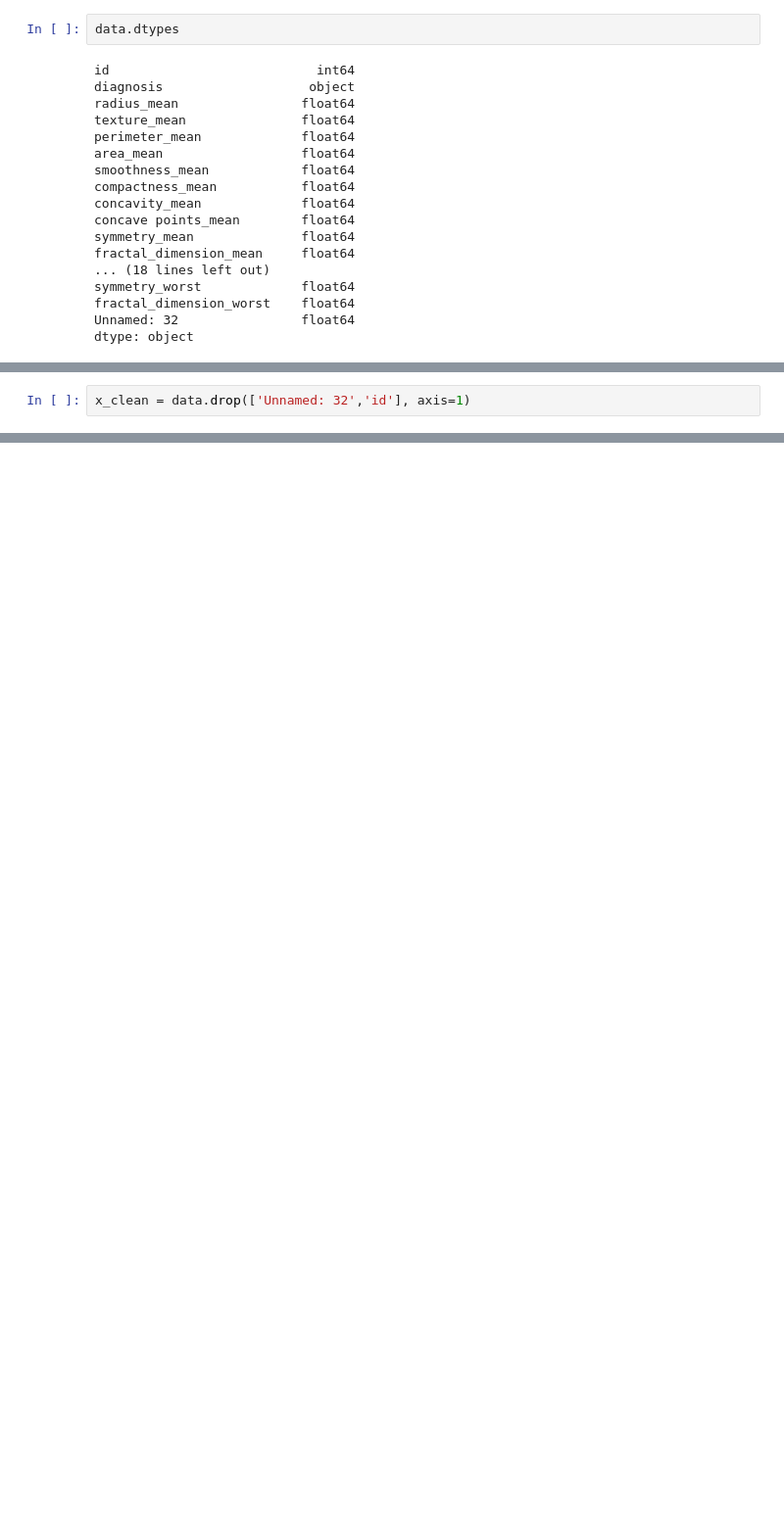
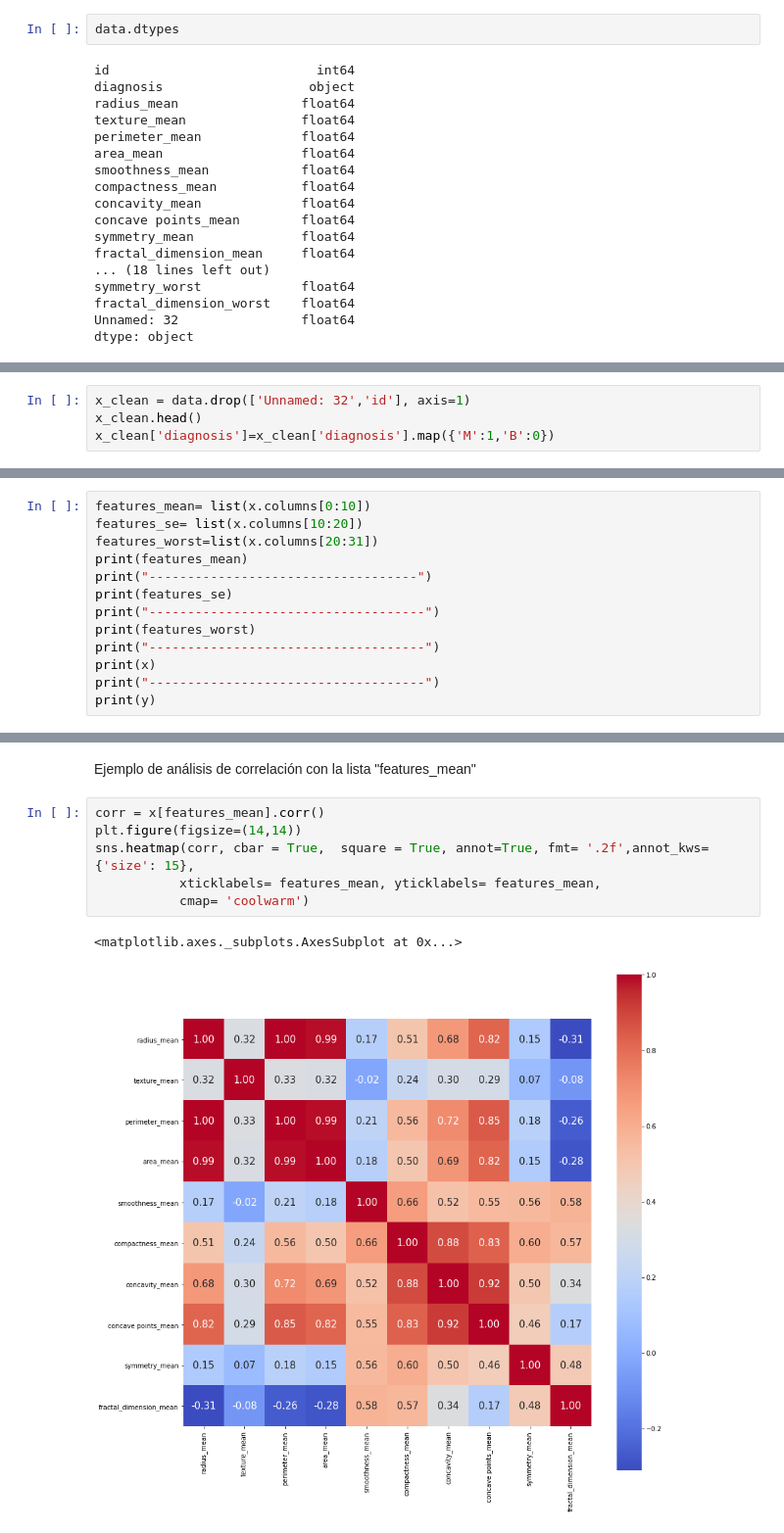
Before and after one commit to josecervan/Python-Developer-EOI, a Jupyter notebook: module3/machine-learning/cancer/cancer.ipynb, the cells around one changed output, grey strips where cells are left out. Shown at 98% size. Cells and saved outputs as stored; diff of their text form; blank space fills up the shorter version.

```diff
--- a/module3/machine-learning/cancer/cancer.ipynb
+++ b/module3/machine-learning/cancer/cancer.ipynb
@@ -81,2 +82,4 @@ Name: diagnosis, dtype: int64
 # %%
 x_clean = data.drop(['Unnamed: 32','id'], axis=1)
+x_clean.head()
+x_clean['diagnosis']=x_clean['diagnosis'].map({'M':1,'B':0})
@@ -138,0 +109,13 @@ sns.heatmap(x.corr(), annot=True, linewidths=.5, fmt= '.1f', ax=ax)
+# %%
+features_mean= list(x.columns[0:10])
+features_se= list(x.columns[10:20])
+features_worst=list(x.columns[20:31])
+print(features_mean)
+print("-----------------------------------")
+print(features_se)
+print("------------------------------------")
+print(features_worst)
+print("------------------------------------")
+print(x)
+print("------------------------------------")
+print(y)
@@ -138,0 +140,11 @@ sns.heatmap(x.corr(), annot=True, linewidths=.5, fmt= '.1f', ax=ax)
+# %% [markdown]
+Ejemplo de análisis de correlación con la lista "features_mean"
+# %%
+corr = x[features_mean].corr()
+plt.figure(figsize=(14,14))
+sns.heatmap(corr, cbar = True,  square = True, annot=True, fmt= '.2f',annot_kws={'size': 15},
+           xticklabels= features_mean, yticklabels= features_mean,
+           cmap= 'coolwarm')
+# %% [output]
+<matplotlib.axes._subplots.AxesSubplot at 0x...>
+[figure, added]
```
Also changed, not shown: parts of 45 cells of this notebook, 20 other files.
